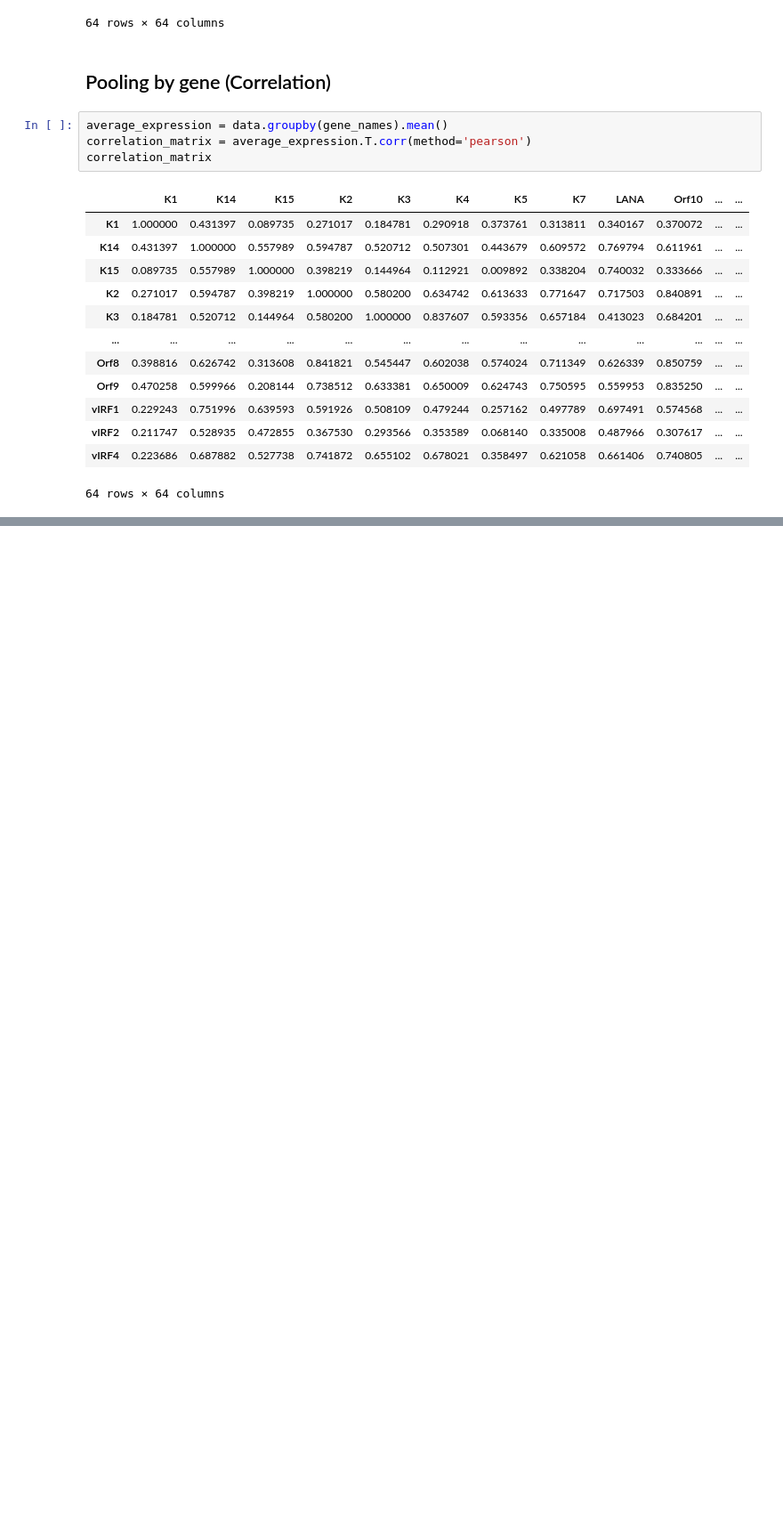
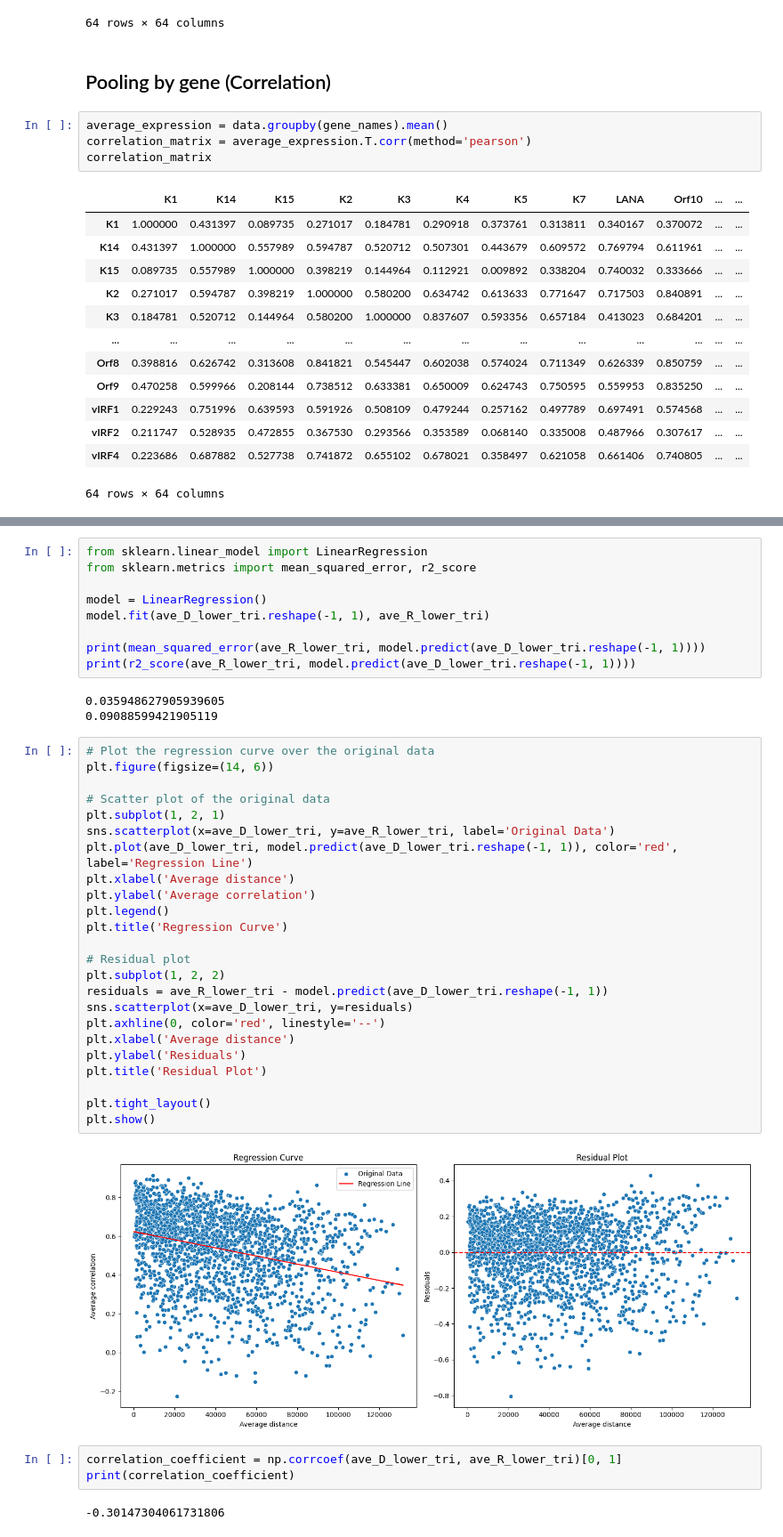
Before and after one commit to alecplotkin/DATA-481-Team-Virology, a Jupyter notebook: Nicolas_Zhang/Gene_Distance.ipynb, the cells around one changed output, grey strips where cells are left out. Shown: that part at 89% size. Cells and saved outputs as stored; diff of their text form; blank space fills up the shorter version.

```diff
--- a/Nicolas_Zhang/Gene_Distance.ipynb
+++ b/Nicolas_Zhang/Gene_Distance.ipynb
@@ -89,0 +108,43 @@ correlation_matrix
+# %%
+from sklearn.linear_model import LinearRegression
+from sklearn.metrics import mean_squared_error, r2_score
+
+model = LinearRegression()
+model.fit(ave_D_lower_tri.reshape(-1, 1), ave_R_lower_tri)
+
+print(mean_squared_error(ave_R_lower_tri, model.predict(ave_D_lower_tri.reshape(-1, 1))))
+print(r2_score(ave_R_lower_tri, model.predict(ave_D_lower_tri.reshape(-1, 1))))
+# %% [output]
+0.035948627905939605
+0.09088599421905119
+# %%
+# Plot the regression curve over the original data
+plt.figure(figsize=(14, 6))
+
+# Scatter plot of the original data
+plt.subplot(1, 2, 1)
+sns.scatterplot(x=ave_D_lower_tri, y=ave_R_lower_tri, label='Original Data')
+plt.plot(ave_D_lower_tri, model.predict(ave_D_lower_tri.reshape(-1, 1)), color='red', label='Regression Line')
+plt.xlabel('Average distance')
+plt.ylabel('Average correlation')
+plt.legend()
+plt.title('Regression Curve')
+
+# Residual plot
+plt.subplot(1, 2, 2)
+residuals = ave_R_lower_tri - model.predict(ave_D_lower_tri.reshape(-1, 1))
+sns.scatterplot(x=ave_D_lower_tri, y=residuals)
+plt.axhline(0, color='red', linestyle='--')
+plt.xlabel('Average distance')
+plt.ylabel('Residuals')
+plt.title('Residual Plot')
+
+plt.tight_layout()
+plt.show()
+# %% [output]
+[figure, added]
+# %%
+correlation_coefficient = np.corrcoef(ave_D_lower_tri, ave_R_lower_tri)[0, 1]
+print(correlation_coefficient)
+# %% [output]
+-0.30147304061731806
```
Also changed, not shown: parts of 2 cells of this notebook, 1 other file.
